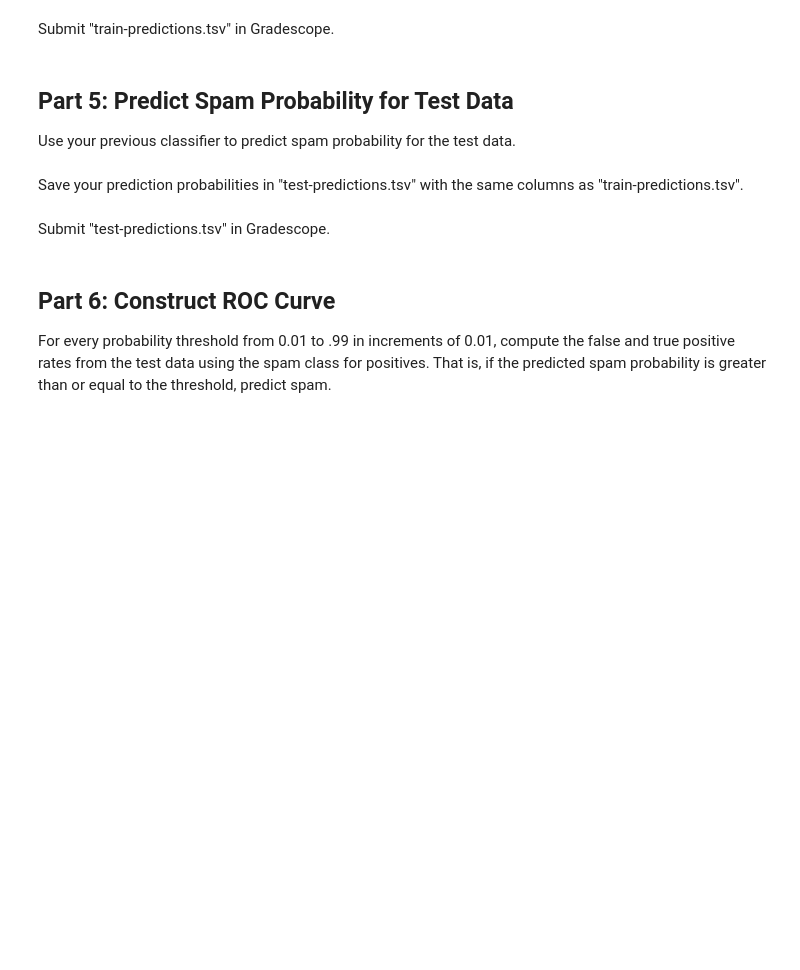
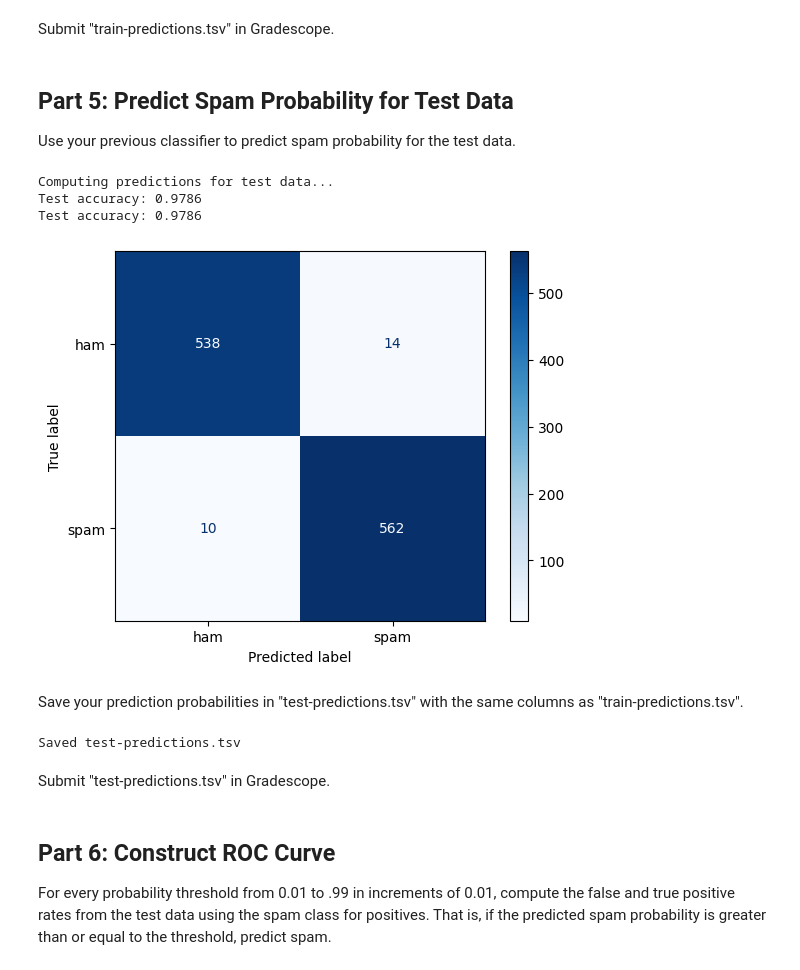
Before and after one commit to jtvon/dx704-project-09, a Jupyter notebook: project.ipynb, the cells around one changed output. Saved outputs shown, nothing was run; the diff lists cells and outputs as text; code cells hidden in the pictures; blank space fills up the shorter version.

```diff
--- a/project.ipynb
+++ b/project.ipynb
@@ -259,0 +244,20 @@ feature_prob_df
+# %%
+# Save the conditional probabilities to a TSV file
+feature_prob_df = pd.DataFrame({
+    'feature': feature_names,
+    'ham_probability': ham_probabilities,
+    'spam_probability': spam_probabilities
+})
+
+# Display some interesting features
+print("\nTop 10 most spam-indicative features:")
+spam_ratio = spam_probabilities / (ham_probabilities + 1e-10)
+top_spam_idx = np.argsort(spam_ratio)[-10:][::-1]
+for idx in top_spam_idx:
+    print(f"  {feature_names[idx]}: P(spam)={spam_probabilities[idx]:.6f}, P(ham)={ham_probabilities[idx]:.6f}")
+
+print("\nTop 10 most ham-indicative features:")
+ham_ratio = ham_probabilities / (spam_probabilities + 1e-10)
+top_ham_idx = np.argsort(ham_ratio)[-10:][::-1]
+for idx in top_ham_idx:
+    print(f"  {feature_names[idx]}: P(spam)={spam_probabilities[idx]:.6f}, P(ham)={ham_probabilities[idx]:.6f}")
@@ -288,2 +402,25 @@ Use your previous classifier to predict spam probability for the test data.
+# %%
+# Get test feature matrix
+test_feature_matrix = feature_matrix[test_indices]
+
+# Compute predictions for test data using the same classifier
+print("Computing predictions for test data...")
+test_predictions = naive_bayes_predict(test_feature_matrix, feature_prob_df)
+
+# Evaluate performance on test set
+test_pred_labels = test_predictions.idxmax(axis=1)
+test_accuracy = (test_pred_labels == test_data['Spam/Ham'].values).mean()
+print(f"Test accuracy: {test_accuracy:.4f}")
+
+# Show confusion matrix for test data
+cm_test = confusion_matrix(test_data['Spam/Ham'], test_pred_labels, labels=['ham', 'spam'])
+disp_test = ConfusionMatrixDisplay(confusion_matrix=cm_test, display_labels=['ham', 'spam'])
+disp_test.plot(cmap='Blues')
+None
+# %% [output]
+Computing predictions for test data...
+Test accuracy: 0.9786
+Test accuracy: 0.9786
+[figure, added]
 # %% [markdown]
 Save your prediction probabilities in "test-predictions.tsv" with the same columns as "train-predictions.tsv".
@@ -294,3 +427,15 @@ Save your prediction probabilities in "test-predictions.tsv" with the same colum
+# %%
+# Save test predictions to TSV file
+test_predictions_output = pd.DataFrame({
+    'Message ID': test_data['Message ID'].values,
+    'ham': test_predictions['ham'].values,
+    'spam': test_predictions['spam'].values
+})
+
+test_predictions_output.to_csv('submission/test-predictions.tsv', sep='\t', index=False)
+print("Saved test-predictions.tsv")
+# %% [output]
+Saved test-predictions.tsv
 # %% [markdown]
 Submit "test-predictions.tsv" in Gradescope.
 # %% [markdown]
```
Also changed, not shown: parts of 21 cells of this notebook, 9 other files.
